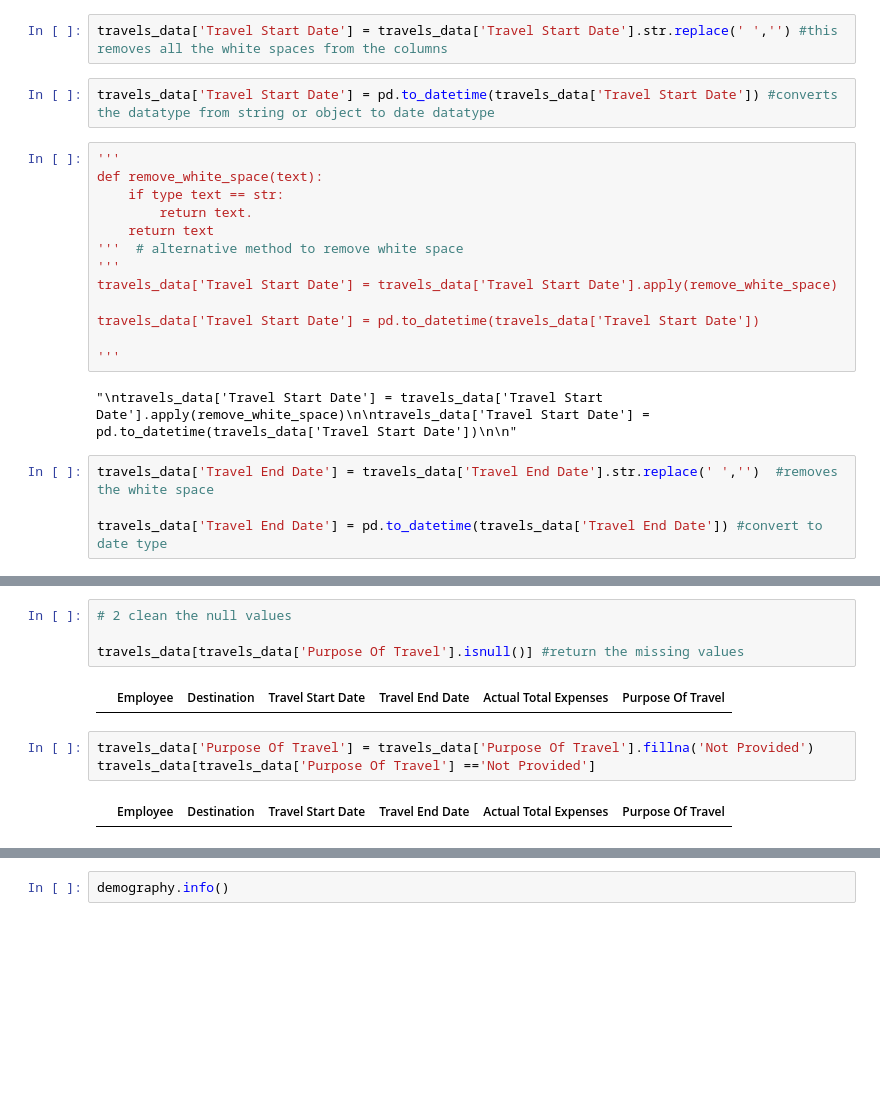
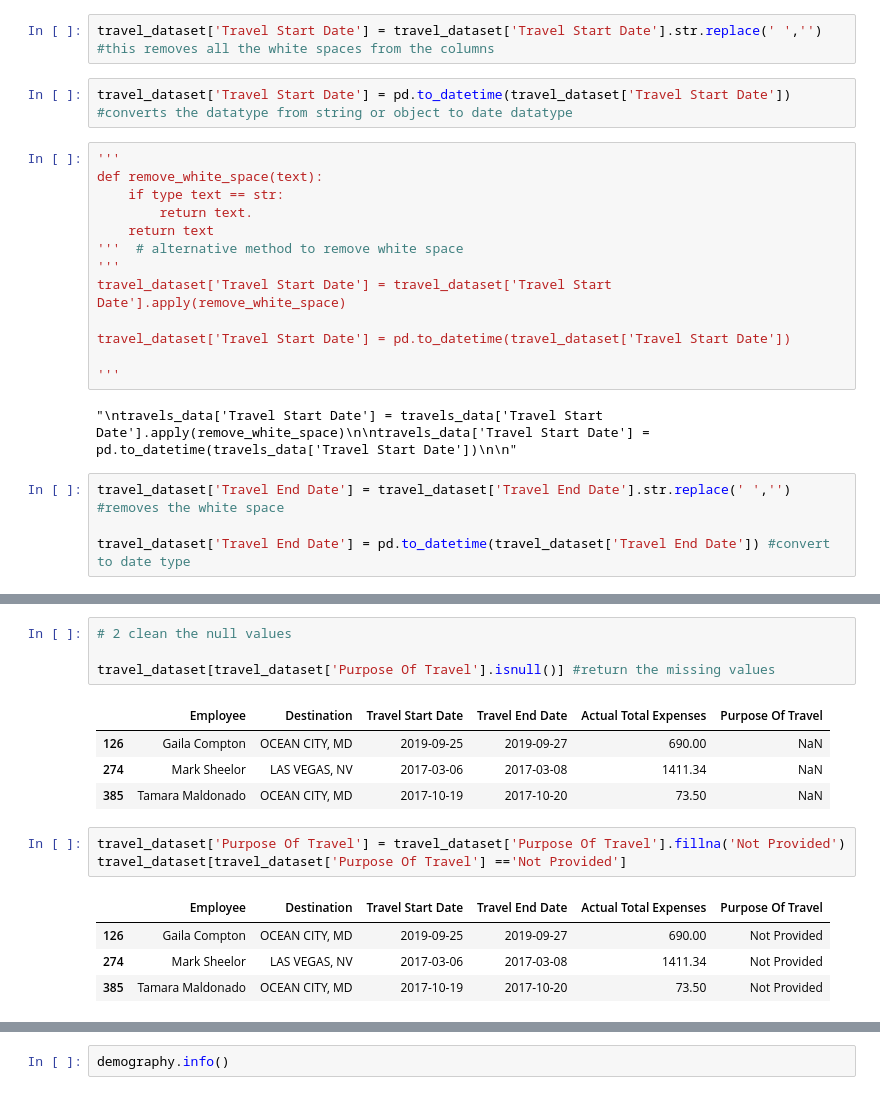
Before and after one commit to oreolapeter/data_cleaning_with_pandas, a Jupyter notebook: index.ipynb, the cells around one changed output, grey strips where cells are left out. Drawn from its saved outputs; the diff is of its cells as text; blank space fills up the shorter version.

```diff
--- a/index.ipynb
+++ b/index.ipynb
@@ -95,9 +97,9 @@ travels_data.drop_duplicates() #This will remove duplicate rows from the dataset
 | 417 | Xin Qi | OCEAN CITY, MD | 2019-08-13 | 2019-08-17 | 2107.51 | Conference |
 418 rows × 6 columns
 # %%
-travels_data['Travel Start Date'] = travels_data['Travel Start Date'].str.replace(' ','') #this removes all the white spaces from the columns
+travel_dataset['Travel Start Date'] = travel_dataset['Travel Start Date'].str.replace(' ','') #this removes all the white spaces from the columns
 # %%
-travels_data['Travel Start Date'] = pd.to_datetime(travels_data['Travel Start Date']) #converts the datatype from string or object to date datatype
+travel_dataset['Travel Start Date'] = pd.to_datetime(travel_dataset['Travel Start Date']) #converts the datatype from string or object to date datatype
 # %%
 '''
 def remove_white_space(text):
@@ -106,15 +108,15 @@ def remove_white_space(text):
     return text
 '''  # alternative method to remove white space
 '''
-travels_data['Travel Start Date'] = travels_data['Travel Start Date'].apply(remove_white_space)
+travel_dataset['Travel Start Date'] = travel_dataset['Travel Start Date'].apply(remove_white_space)
 
-travels_data['Travel Start Date'] = pd.to_datetime(travels_data['Travel Start Date'])
+travel_dataset['Travel Start Date'] = pd.to_datetime(travel_dataset['Travel Start Date'])
 
 '''
 # %% [output]
 "\ntravels_data['Travel Start Date'] = travels_data['Travel Start Date'].apply(remove_white_space)\n\ntravels_data['Travel Start Date'] = pd.to_datetime(travels_data['Travel Start Date'])\n\n"
 # %%
-travels_data['Travel End Date'] = travels_data['Travel End Date'].str.replace(' ','')  #removes the white space
+travel_dataset['Travel End Date'] = travel_dataset['Travel End Date'].str.replace(' ','')  #removes the white space
 
-travels_data['Travel End Date'] = pd.to_datetime(travels_data['Travel End Date']) #convert to date type
+travel_dataset['Travel End Date'] = pd.to_datetime(travel_dataset['Travel End Date']) #convert to date type
 # %%
@@ -136,12 +138,18 @@ memory usage: 19.7+ KB
 # %%
 # 2 clean the null values
 
-travels_data[travels_data['Purpose Of Travel'].isnull()] #return the missing values
+travel_dataset[travel_dataset['Purpose Of Travel'].isnull()] #return the missing values
 # %% [output]
 |  | Employee | Destination | Travel Start Date | Travel End Date | Actual Total Expenses | Purpose Of Travel |
+| 126 | Gaila Compton | OCEAN CITY, MD | 2019-09-25 | 2019-09-27 | 690.00 | NaN |
+| 274 | Mark Sheelor | LAS VEGAS, NV | 2017-03-06 | 2017-03-08 | 1411.34 | NaN |
+| 385 | Tamara Maldonado | OCEAN CITY, MD | 2017-10-19 | 2017-10-20 | 73.50 | NaN |
 # %%
-travels_data['Purpose Of Travel'] = travels_data['Purpose Of Travel'].fillna('Not Provided')
-travels_data[travels_data['Purpose Of Travel'] =='Not Provided']
+travel_dataset['Purpose Of Travel'] = travel_dataset['Purpose Of Travel'].fillna('Not Provided')
+travel_dataset[travel_dataset['Purpose Of Travel'] =='Not Provided']
 # %% [output]
 |  | Employee | Destination | Travel Start Date | Travel End Date | Actual Total Expenses | Purpose Of Travel |
+| 126 | Gaila Compton | OCEAN CITY, MD | 2019-09-25 | 2019-09-27 | 690.00 | Not Provided |
+| 274 | Mark Sheelor | LAS VEGAS, NV | 2017-03-06 | 2017-03-08 | 1411.34 | Not Provided |
+| 385 | Tamara Maldonado | OCEAN CITY, MD | 2017-10-19 | 2017-10-20 | 73.50 | Not Provided |
 # %%
```
Also changed, not shown: parts of 15 cells of this notebook.
